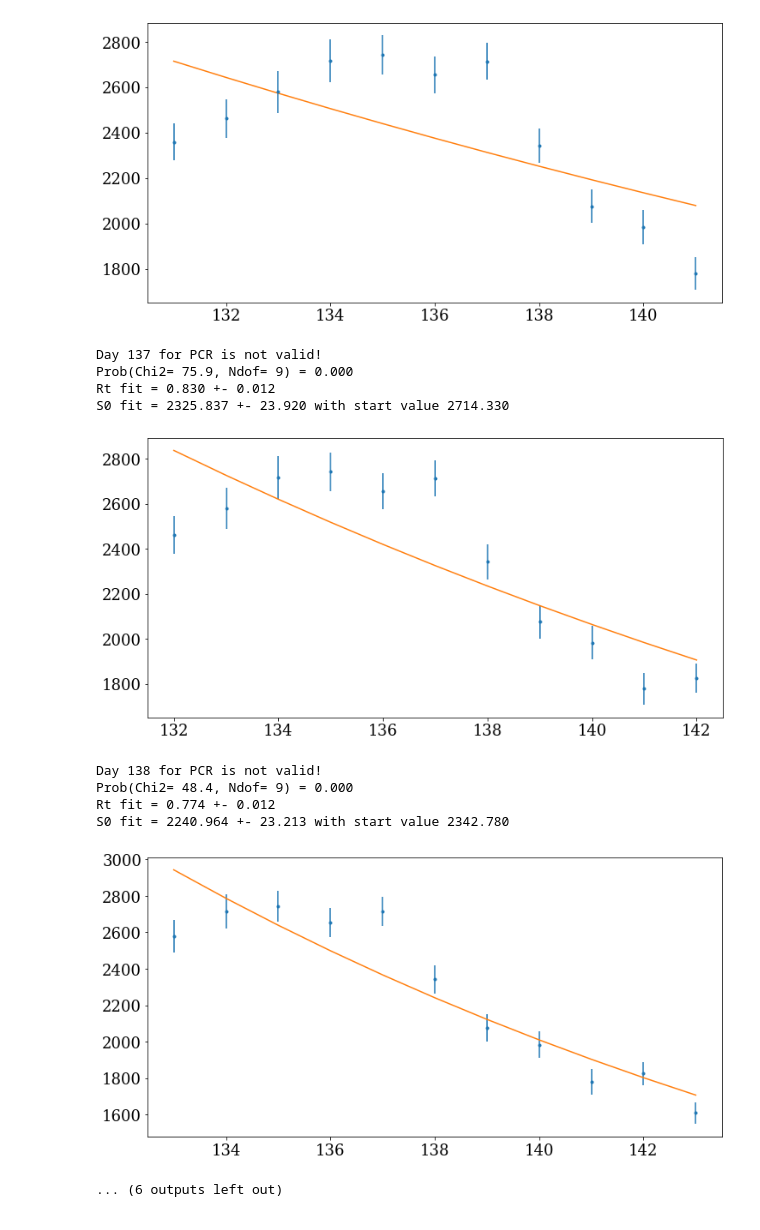
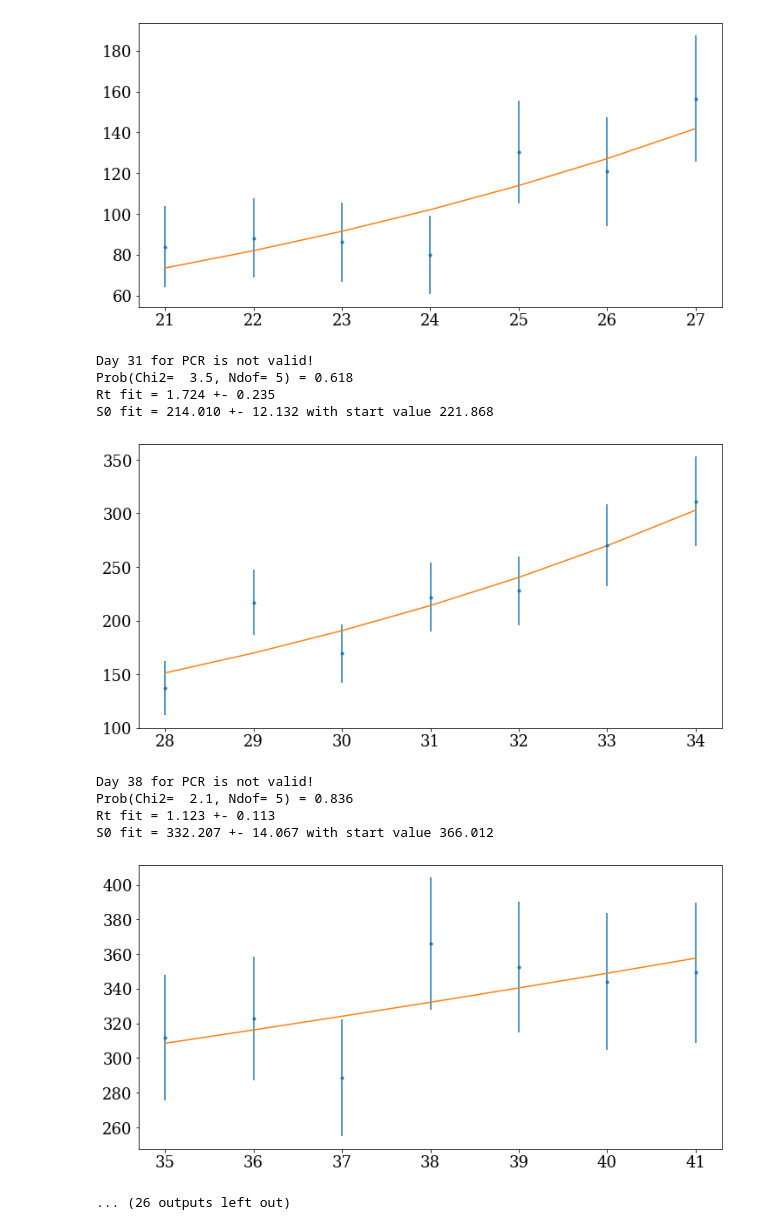
Before and after one commit to troelspetersen/Covid19fitting, a Jupyter notebook: MiscCode/Mean_R_fall_MBJ.ipynb, the cells around one changed output. Drawn from its saved outputs; the diff is of its cells as text; code cells hidden in the pictures.

```diff
--- a/MiscCode/Mean_R_fall_MBJ.ipynb
+++ b/MiscCode/Mean_R_fall_MBJ.ipynb
@@ -22,8 +21,8 @@ data_posi = pd.read_csv("../overvaagningsdata-covid19-28042021-yt76/Municipality
 data_test = pd.read_csv("../overvaagningsdata-covid19-28042021-yt76/Municipality_tested_persons_time_series.csv", sep=';', thousands='.', index_col=0)
 
 # Print how much data is included:
-date_start = "2020-08-01"            # This is thus day 0
-date_end = "2020-12-25"
+date_start = "2020-08-03"            # This is thus day 0 #Starting on a Monday
+date_end = "2020-12-13"              # Ending on a Sunday # 19 Weeks
 print("  Data used: ", date_start, "-", date_end)
 
 # Number of Positives (P) and Tests (T) for all of Denmark ("all")
@@ -42,7 +41,7 @@ Power = -0.50
 
 # Correct for effects of weekdays, corrects from 2nd January forward:
 frac = [-0.00615632,0.05407795,0.04774371,0.00812457, 0.00122933, -0.01823577,-0.0527193 ]    # Based on 1st of August to 24th of December
-frac_fra_lørdag = np.roll(frac, -5)    # This corresponds to 1st of January being a Friday (=4)
+frac_fra_lørdag = np.roll(frac, 0)    # This corresponds to 1st of January being a Friday (=4)
 
 # To account for larger uncertainties in positives in data than simply the statistical:
 SystError = 0.0                      # Should be included at some point
@@ -130,6 +108,6 @@ plt.show()
 # %%
 #Interval of days to be fitted for each R
-n = 11
+n = 7
 k = int((n-1)/2) #Used to get interval
 
 #Weighted average:
@@ -146,7 +124,7 @@ k = int((n-1)/2) #Used to get interval
 
 RPCR_t, RPCR_t_err = [], [] #R and errors on R
 
-for i in range(k, Plot_EndDay-k):
+for i in range(k, Plot_EndDay-k,7):
     xfit = days[i-k:i+k+1]
     yfit = SCP_all[i-k:i+k+1]
     y_err = eSCP_all[i-k:i+k+1]
@@ -184,7 +162,7 @@ for i in range(k, Plot_EndDay-k):
     #For testing
     #print(f"  Prob(Chi2={Chi2_fit:5.1f}, Ndof={Ndof_fit:2d}) = {Prob_fit:5.3f}")
     #print(f"  Rt fit = {minuit0.values['Rt']:5.3f} +- {minuit0.errors['Rt']:5.3f}")
-    if not minuit0.valid or Prob_fit < 0.0001:
+    if True:
         print(f"Day {i:d} for PCR is not valid!")
         print(f"Prob(Chi2={Chi2_fit:5.1f}, Ndof={Ndof_fit:2d}) = {Prob_fit:5.3f}")
         print(f"Rt fit = {minuit0.values['Rt']:5.3f} +- {minuit0.errors['Rt']:5.3f}")
@@ -216,15 +194,15 @@ S0 fit = 2375.636 +- 24.374 with start value 2654.737
-[figure, old version]
+[figure, new version]
-Day 137 for PCR is not valid!
-Prob(Chi2= 75.9, Ndof= 9) = 0.000
-Rt fit = 0.830 +- 0.012
-S0 fit = 2325.837 +- 23.920 with start value 2714.330
+Day 31 for PCR is not valid!
+Prob(Chi2=  3.5, Ndof= 5) = 0.618
+Rt fit = 1.724 +- 0.235
+S0 fit = 214.010 +- 12.132 with start value 221.868
-[figure, old version]
+[figure, new version]
-Day 138 for PCR is not valid!
-Prob(Chi2= 48.4, Ndof= 9) = 0.000
-Rt fit = 0.774 +- 0.012
-S0 fit = 2240.964 +- 23.213 with start value 2342.780
+Day 38 for PCR is not valid!
+Prob(Chi2=  2.1, Ndof= 5) = 0.836
+Rt fit = 1.123 +- 0.113
+S0 fit = 332.207 +- 14.067 with start value 366.012
-[figure, old version]
+[figure, new version]
-... (6 outputs left out)
+... (26 outputs left out)
 # %%
 def ChiSquareMean(val, err): #From AppStat
     f_app = np.sum(val / err ** 2) / np.sum(1 / err ** 2)
```
Also changed, not shown: parts of 10 cells of this notebook, 1 other file.
